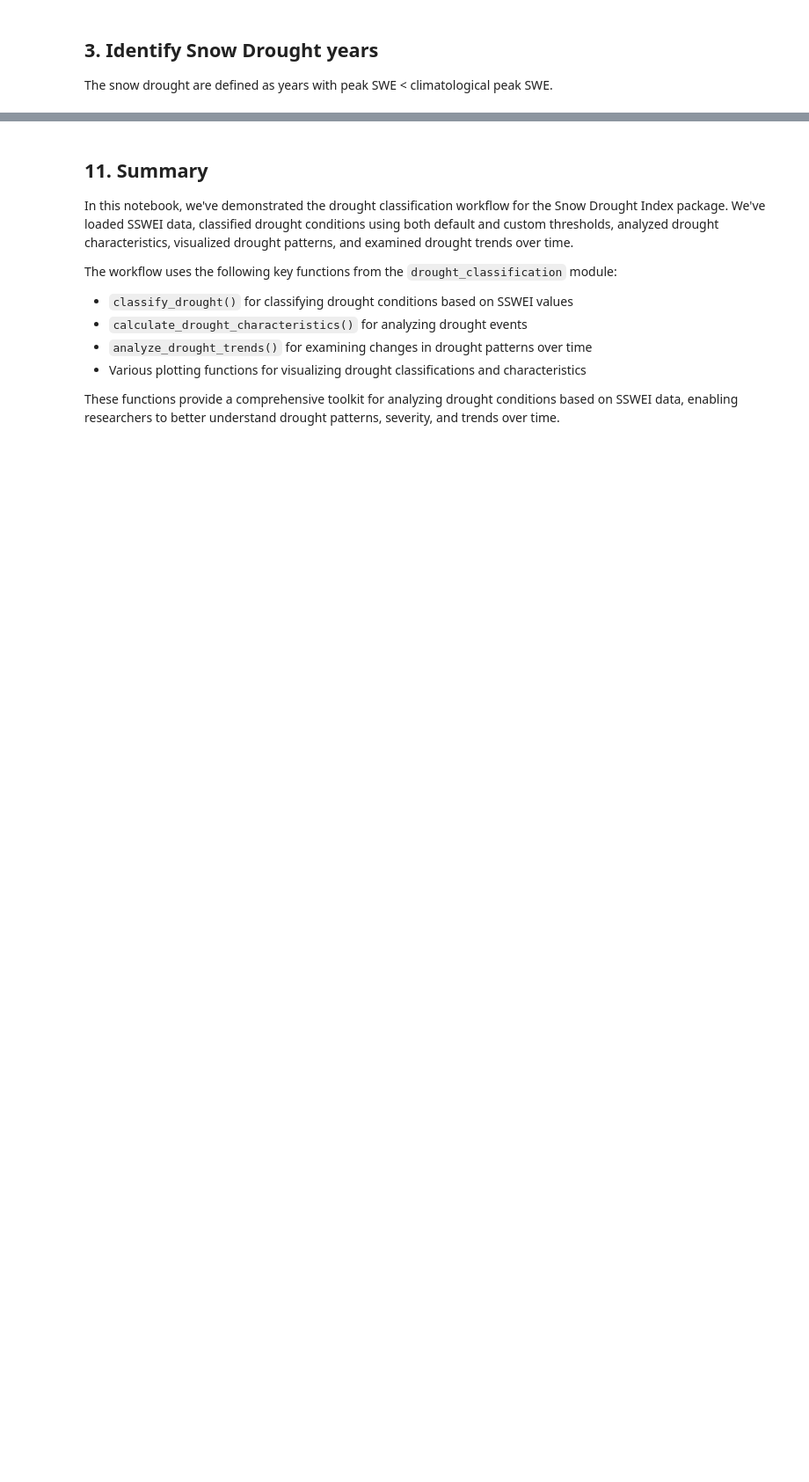
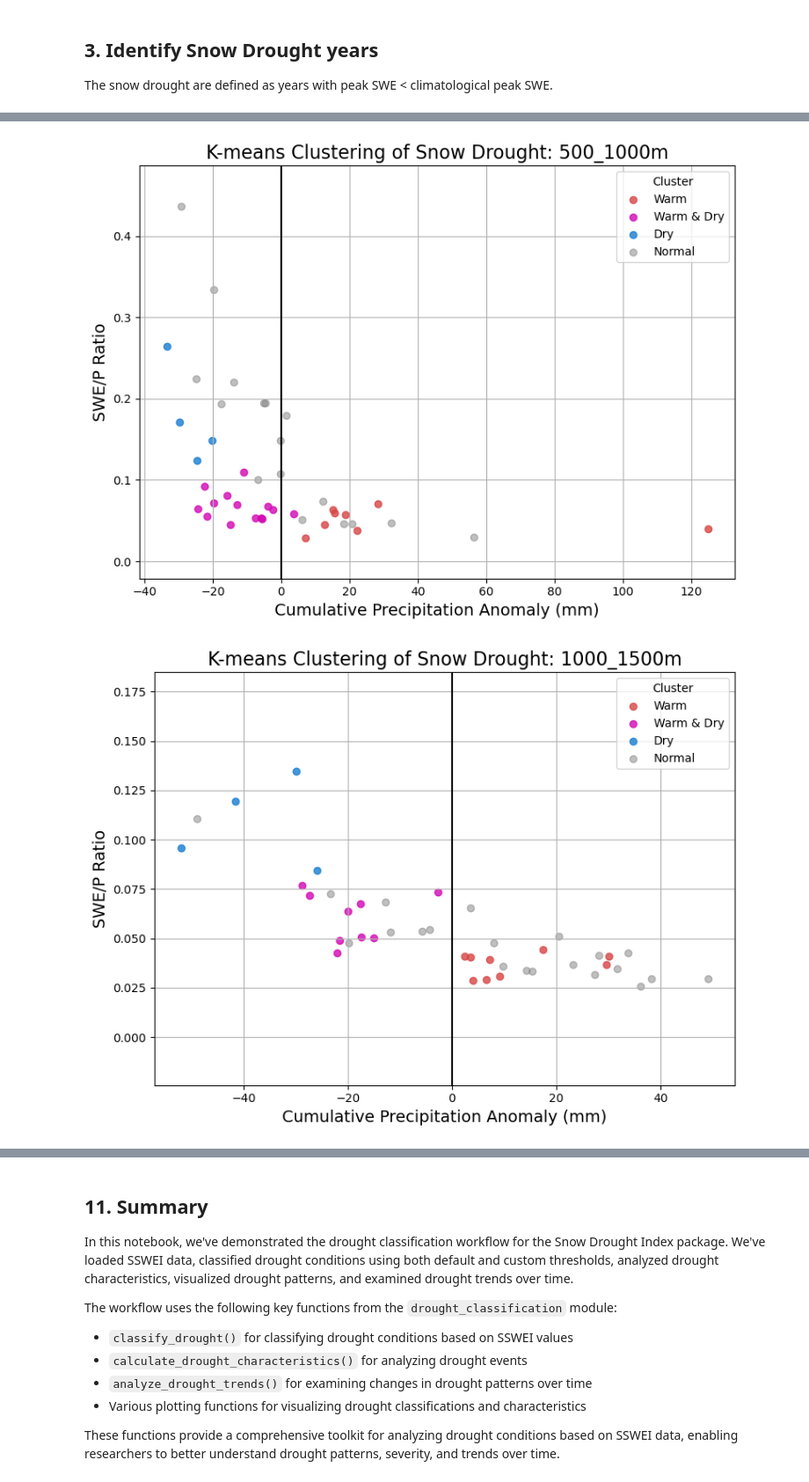
Before and after one commit to hasithajayamaha/snowdroughtindex-main, a Jupyter notebook: notebooks/workflows/2_Heldmyer_2024_ classification.ipynb, the cells around one changed output, grey strips where cells are left out. Shown at 88% size. Saved outputs shown, nothing was run; the diff lists cells and outputs as text; code cells hidden in the pictures; blank space fills up the shorter version.

```diff
--- a/notebooks/workflows/2_Heldmyer_2024_ classification.ipynb
+++ b/notebooks/workflows/2_Heldmyer_2024_ classification.ipynb
@@ -276,0 +471,56 @@ print("SSWEI data with drought analysis saved to '../data/processed/sswei_with_d
+# %%
+# Plot K-means clustering for snow drought years separately for each elevation category
+
+elevations = drought_years['Elevation_Category'].unique()
+cluster_colors = {
+    "Warm": "#D84545",
+    "Warm & Dry": "#D307B4",
+    "Dry": "#177DD1",
+}
+cluster_number_to_name = {0: "Dry", 1: "Warm", 2:  "Warm & Dry"}
+
+for elev in elevations:
+    plt.figure(figsize=(8, 6))
+    drought_subset = drought_years[drought_years['Elevation_Category'] == elev]
+    non_drought_subset = non_drought_years[non_drought_years['Elevation_Category'] == elev]
+
+    # Plot drought years with clusters
+    for cname, color in cluster_colors.items():
+        cluster_points = drought_subset[drought_subset['cluster_name'] == cname]
+        plt.scatter(
+            cluster_points['cumulative_P_anomaly'],
+            cluster_points['mean_SWE/max_cumulative_P'],
+            color=color,
+            label=cname,
+            alpha=0.8
+        )
+    # Plot non-drought years
+    plt.scatter(
+        non_drought_subset['cumulative_P_anomaly'],
+        non_drought_subset['mean_SWE/max_cumulative_P'],
+        color='grey',
+        label='Normal',
+        alpha=0.5
+    )
+    plt.axvline(0, color='black', linewidth=1.5, linestyle='-')
+    plt.title(f'K-means Clustering of Snow Drought: {elev}', fontsize=16)
+    plt.xlabel('Cumulative Precipitation Anomaly (mm)', fontsize=14)
+    plt.ylabel('SWE/P Ratio', fontsize=14)
+    plt.grid(True)
+    plt.legend(title='Cluster')
+    # Set y-axis limits based on data range for better visualization
+    y_min = min(
+        drought_subset['mean_SWE/max_cumulative_P'].min(),
+        non_drought_subset['mean_SWE/max_cumulative_P'].min()
+    )
+    y_max = max(
+        drought_subset['mean_SWE/max_cumulative_P'].max(),
+        non_drought_subset['mean_SWE/max_cumulative_P'].max()
+    )
+    plt.ylim(y_min - 0.05, y_max + 0.05)
+    plt.tight_layout()
+    #plt.savefig(f"{output_path}K-means_Clustering_{elev.replace('/', '_')}.png")
+    plt.show()
+# %% [output]
+[figure, added]
+[figure, added]
```
Also changed, not shown: parts of 37 cells of this notebook, 1 other file.
